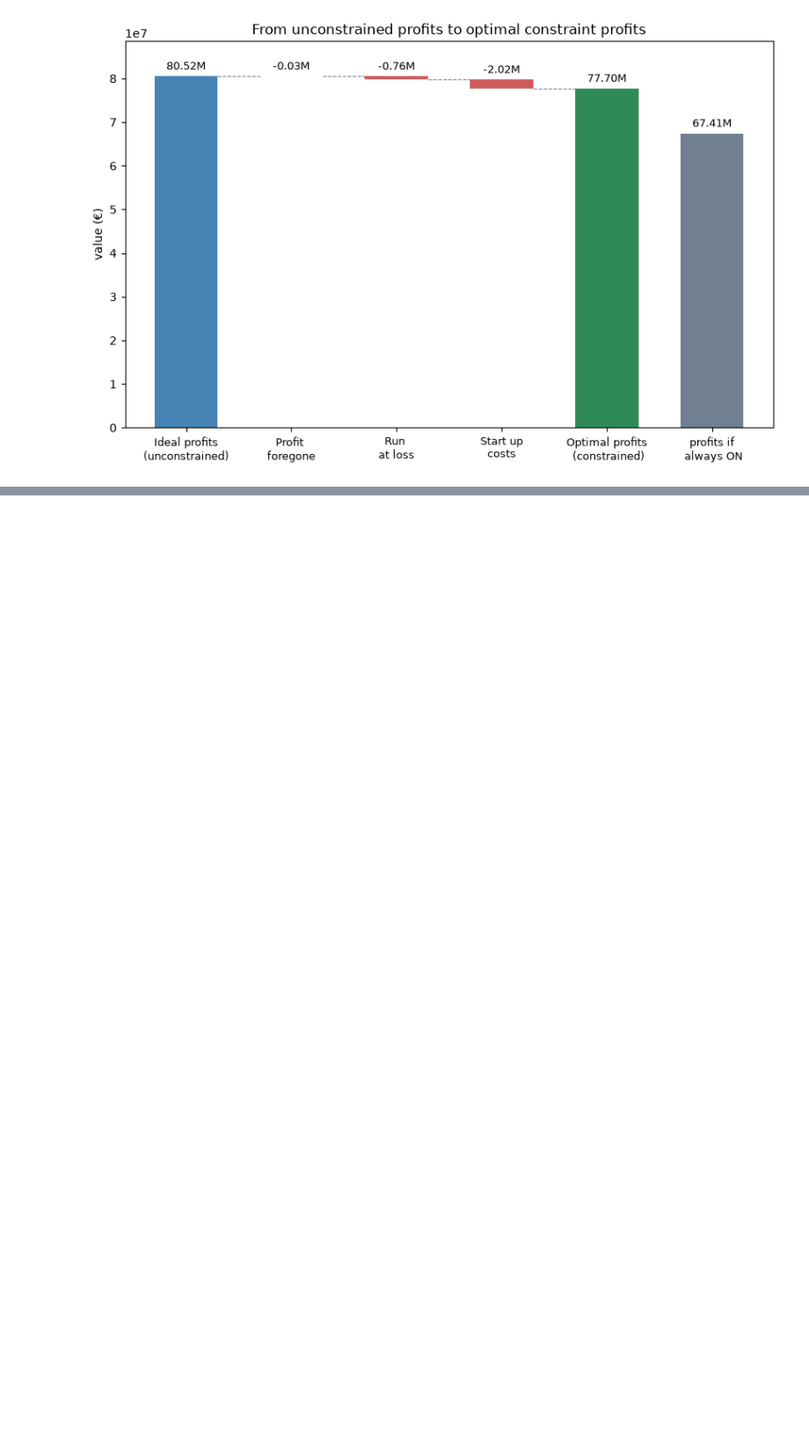
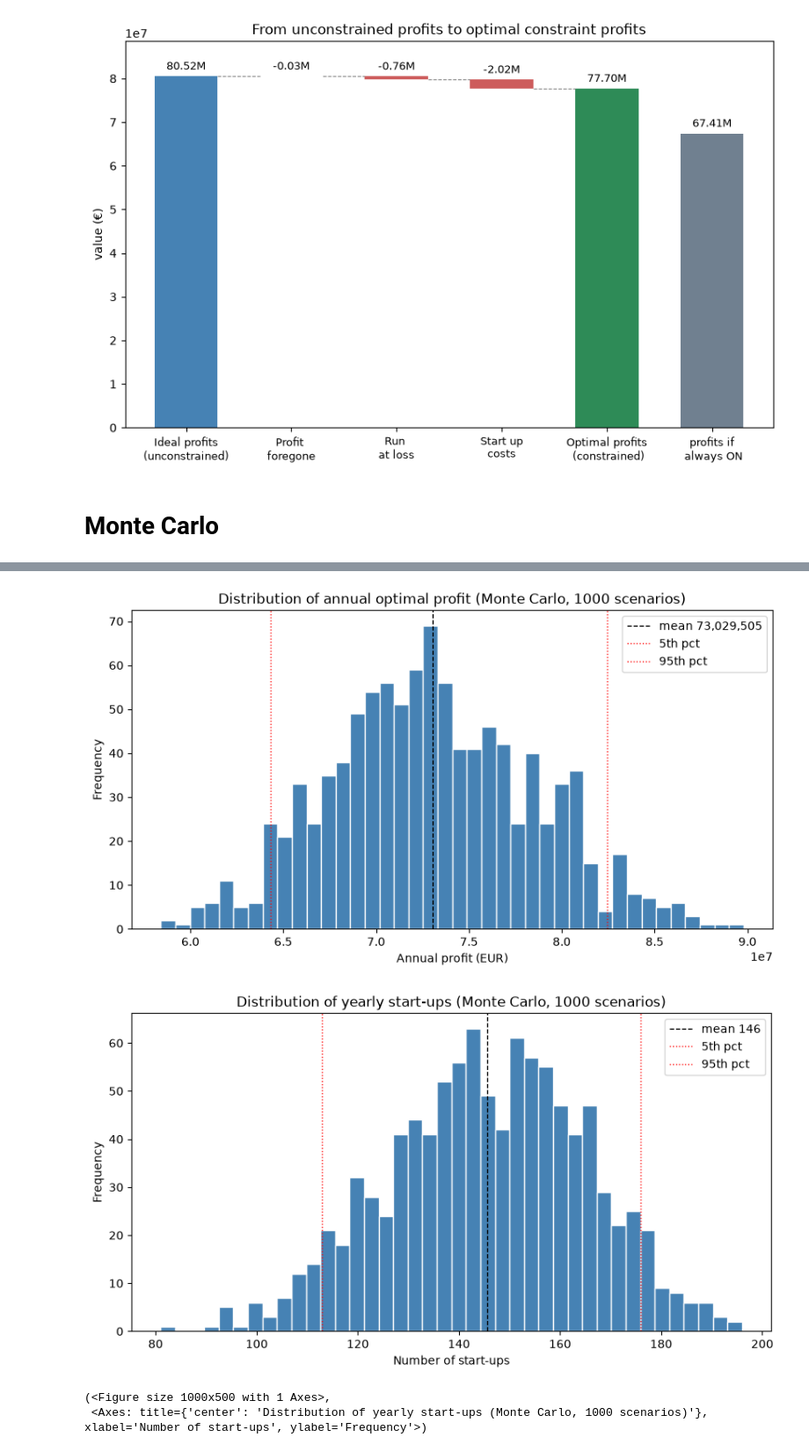
Before and after one commit to Frascus/ccgt-valuation, a Jupyter notebook: analysis.ipynb, the cells around one changed output, grey strips where cells are left out. Shown at 88% size. Saved outputs shown, nothing was run; the diff lists cells and outputs as text; code cells hidden in the pictures; blank space fills up the shorter version.

Commit message:
add bootstrap generation and montecarlo simulation

```diff
--- a/analysis.ipynb
+++ b/analysis.ipynb
@@ -239,3 +242,75 @@ fig, ax = plotting.plot_value_waterfall(
 fig.savefig("output/value_waterfall.png", dpi=150, bbox_inches="tight")
 # %% [output]
 [figure]
+# %% [markdown]
+# Monte Carlo
+# %%
+past_years=(2023, 2024, 2025)
+df_spark_spread=pd.DataFrame()
+
+for year in past_years:
+    df=data_loader.load_pun_ttf_prices(diagnostic=True, year=year)
+    df["spark_spread"]=dispatch.compute_spark_spread(
+        pun_price=df["pun_price"],
+        ttf_price=df["ttf_price"],
+        heat_rate=HEAT_RATE,
+        emission_factor=EMISSION_FACTOR,
+        co2_price=CO2_PRICE,
+    )
+    df_spark_spread=pd.concat([df_spark_spread, df], ignore_index=True)
+
+df_spark_spread = df_spark_spread[
+    df_spark_spread["time"].dt.date != pd.Timestamp("2024-02-29").date()
+]
+
+
+
+
+generate_year=partial(scenarios.generate_year_bootstrap_monthly, df_spark_spread)
+
+profits_montecarlo, n_startups_montecarlo=dispatch.monte_carlo_profits(
+    year_generator=generate_year,
+    constraints=constraints,
+    n_scenarios=1000
+    )
+
+profits = np.array(profits_montecarlo)
+startups=np.array(n_startups_montecarlo)
+
+# --- summary numerico ---
+mean = profits.mean()
+std = profits.std()
+p5, p50, p95 = np.percentile(profits, [5, 50, 95])
+
+def fmt(x):
+    return f"{x:,.0f}".replace(",", " ")
+
+print("Monte Carlo valuation — 1000 scenarios (perfect-foresight upper bound)")
+print(f"  mean:            {fmt(mean)} EUR")
+print(f"  median:          {fmt(p50)} EUR")
+print(f"  std dev:         {fmt(std)} EUR")
+print(f"  5th–95th pct:    {fmt(p5)} — {fmt(p95)} EUR")
+print(f"  min / max:       {fmt(profits.min())} / {fmt(profits.max())} EUR")
+
+def fmt(x):
+    return f"{x:,.0f}".replace(",", " ")
+
+print("Monte Carlo — number of start-ups per year (1000 scenarios)")
+print(f"  mean:            {startups.mean():.1f}")
+print(f"  median:          {np.median(startups):.0f}")
+print(f"  std dev:         {startups.std():.1f}")
+print(f"  5th–95th pct:    {np.percentile(startups, 5):.0f} — {np.percentile(startups, 95):.0f}")
+print(f"  min / max:       {startups.min()} / {startups.max()}")
+
+plotting.plot_distribution(
+    profits_montecarlo,
+    title="Distribution of annual optimal profit (Monte Carlo, 1000 scenarios)",
+    xlabel="Annual profit (EUR)",
+)
+
+plotting.plot_distribution(
+    n_startups_montecarlo,
+    title="Distribution of yearly start-ups (Monte Carlo, 1000 scenarios)",
+    xlabel="Number of start-ups",
+)
+# %% [output]
@@ -241,0 +332,4 @@ fig.savefig("output/value_waterfall.png", dpi=150, bbox_inches="tight")
+[figure, added]
+[figure, added]
+(<Figure size 1000x500 with 1 Axes>,
+ <Axes: title={'center': 'Distribution of yearly start-ups (Monte Carlo, 1000 scenarios)'}, xlabel='Number of start-ups', ylabel='Frequency'>)
```
Also changed, not shown: parts of 2 cells of this notebook, 3 other files.
